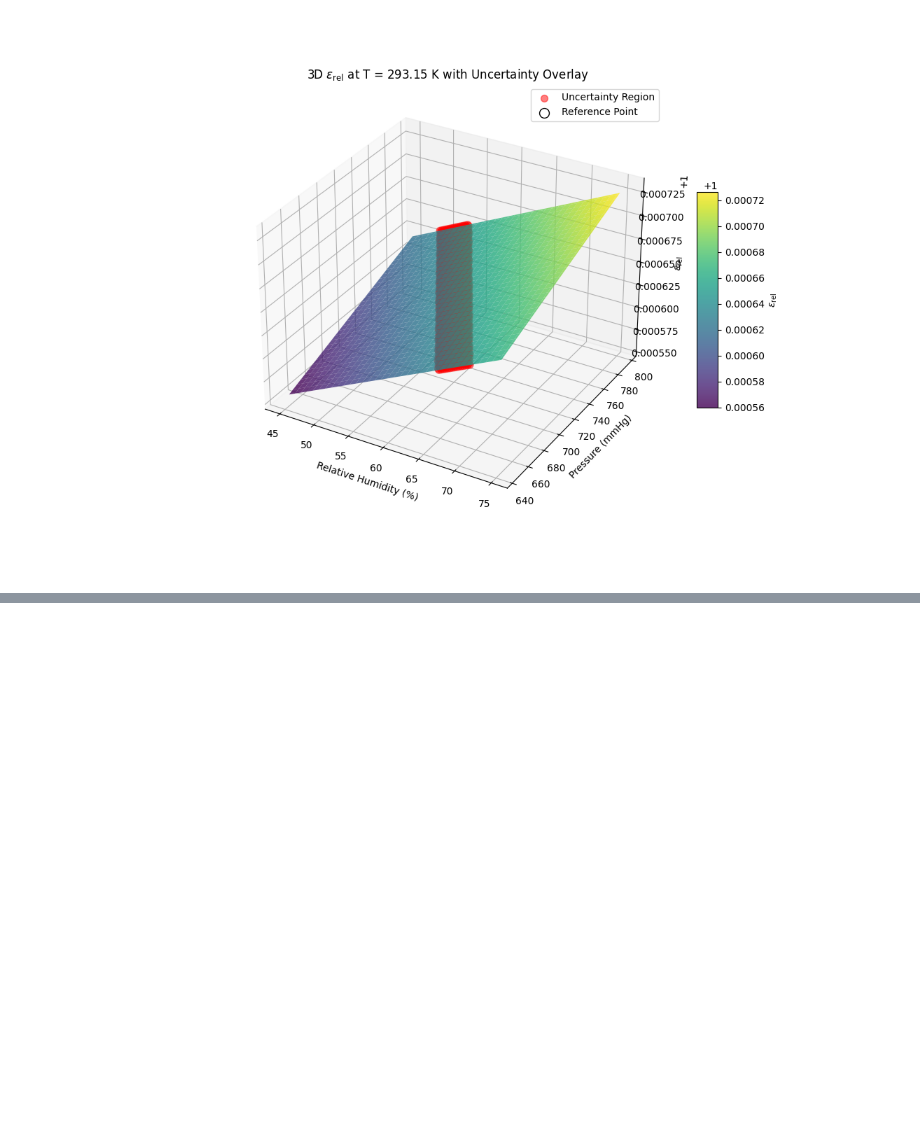
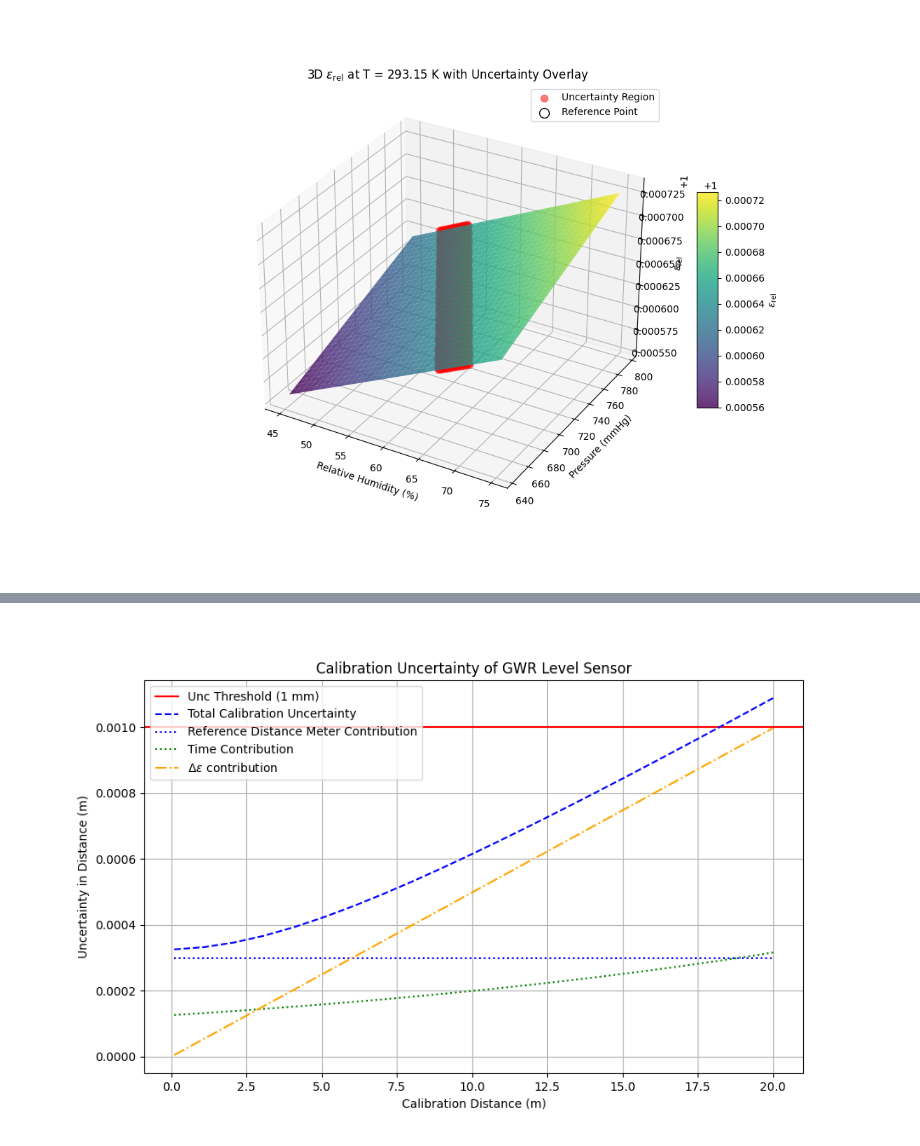
Before and after one commit to twistfire/GWR_calib_unc, a Jupyter notebook: unc_calib.ipynb, the cells around one changed output, grey strips where cells are left out. Saved outputs shown, nothing was run; the diff lists cells and outputs as text; code cells hidden in the pictures; blank space fills up the shorter version.

```diff
--- a/unc_calib.ipynb
+++ b/unc_calib.ipynb
@@ -417,39 +503,29 @@ Uncertainty contributions:
 # %%
-
 # Uncertainty components
-delta_L_ref_ruler = 0.3e-3  # Reference ruler uncertainty (m)
-delta_L_random = 0.3e-3  # Random error of the level sensor (m)
-delta_t_est = 2 * delta_L_random / c  # Time uncertainty due to random error (s)
 
 delta_eps = ref_delta_eps
-
-# Calibration distances
-L_cal = np.linspace(0.1, 20, 20)  # Distances from 0.1 m to 20 m
-
-# Calibration times based on nominal permittivity
-t_cal = 2 * L_cal / (c * np.sqrt(ref_eps))
+delta_eps = np.abs(np.min(eps_rel_grid) - ref_eps)
 
 # Uncertainty contributions
-delta_L_t = (c / (2 * np.sqrt(ref_eps))) * delta_t_est  # Due to time uncertainty
+delta_L_t = (c / (2 * np.sqrt(ref_eps))) * delta_t_cal  # Due to time uncertainty
 delta_L_eps = (c * t_cal) / (4 * (ref_eps**(3/2))) * delta_eps  # Due to permittivity variation
-
-# If delta_L_t or delta_L_eps is scalar, convert them to arrays
-if np.isscalar(delta_L_t):
-    delta_L_t = np.full_like(L_cal, delta_L_t)
-if np.isscalar(delta_L_eps):
-    delta_L_eps = np.full_like(L_cal, delta_L_eps)
+delta_L_ruler = delta_L_ruler * np.ones_like(t_cal)
 
 # Total uncertainty
-delta_L_total = np.sqrt(delta_L_ref_ruler**2 + delta_L_t**2 + delta_L_eps**2)
+delta_L_total = np.sqrt(delta_L_ruler**2 + delta_L_t**2 + delta_L_eps**2)
 
 # Plot the calibration uncertainty
 plt.figure(figsize=(10, 6))
+plt.axhline(1e-3, color="red", linestyle="-", linewidth=1.5, label="Unc Threshold (1 mm)")
 plt.plot(L_cal, delta_L_total, label="Total Calibration Uncertainty", color="blue", linestyle="--")
+plt.plot(L_cal, delta_L_ruler, label="Reference Distance Meter Contribution", color="blue", linestyle=":")
 plt.plot(L_cal, delta_L_t, label="Time Contribution", color="green", linestyle=":")
-plt.plot(L_cal, delta_L_eps, label="Permittivity Contribution", color="orange", linestyle="-.")
+plt.plot(L_cal, delta_L_eps, label=f"$\Delta\epsilon$ contribution", color="orange", linestyle="-.")
 plt.xlabel("Calibration Distance (m)")
-plt.ylabel("Uncertainty in Level (m)")
-plt.title("Calibration Uncertainty of GWR Level Sensor with Dielectric Influence")
+plt.ylabel("Uncertainty in Distance (m)")
+plt.title("Calibration Uncertainty of GWR Level Sensor")
 plt.legend()
 plt.grid()
 plt.show()
+# %% [output]
+[figure, added]
```
Also changed, not shown: parts of 8 cells of this notebook, 1 other file.
